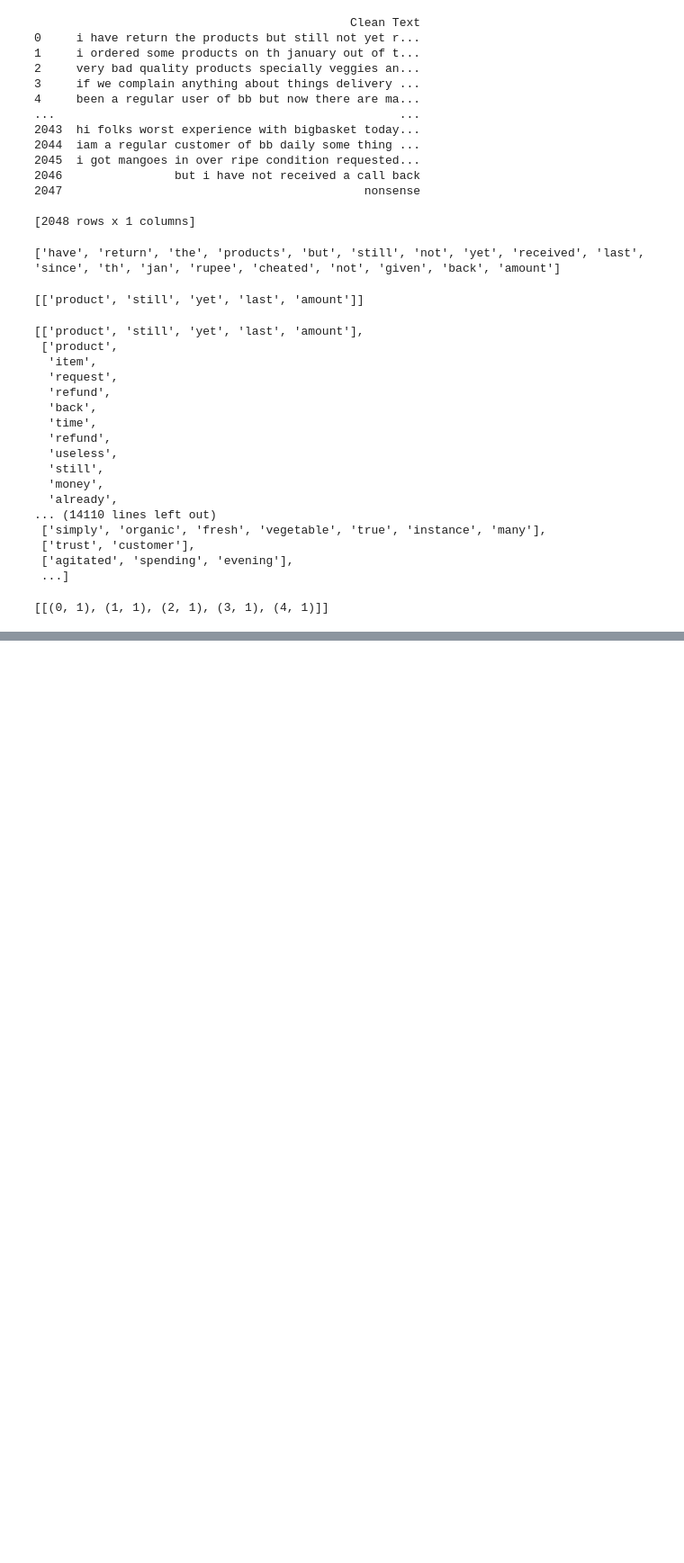
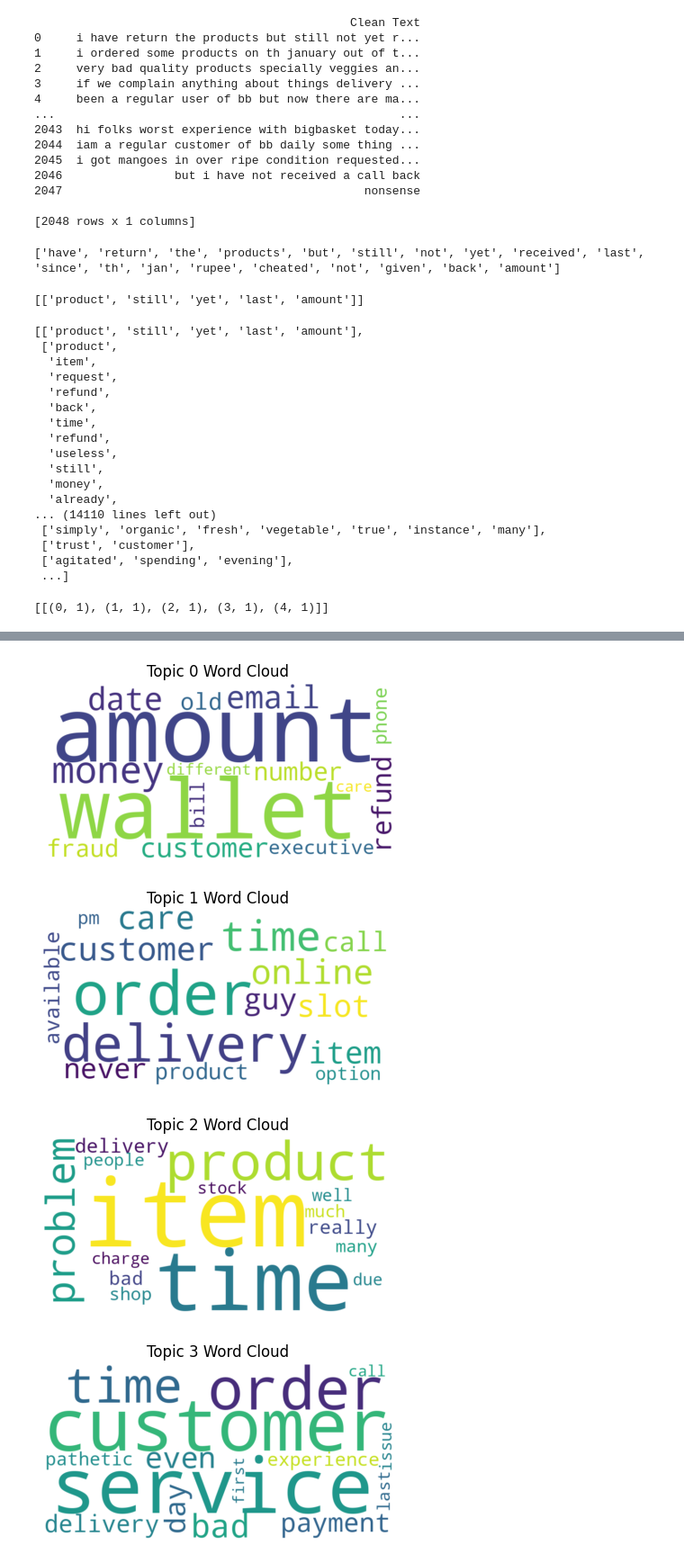
Before and after one commit to fpm17006/Debasmita-Dey, a Jupyter notebook: Quick_Commerce.ipynb, the cells around one changed output, grey strips where cells are left out. Shown at 90% size. Drawn from its saved outputs; the diff is of its cells as text; code cells hidden in the pictures; blank space fills up the shorter version.

```diff
--- a/Quick_Commerce.ipynb
+++ b/Quick_Commerce.ipynb
@@ -258,0 +292,3 @@ sent_topics_sorteddf_mallet.to_csv("Negative 13_25_April_24.csv")
+# %%
+topics = lda_model.show_topics(num_topics=13, num_words=15, formatted=False)
+topics
@@ -258,0 +313,28 @@ sent_topics_sorteddf_mallet.to_csv("Negative 13_25_April_24.csv")
+# %%
+# Create a dictionary from the list of tuples
+topics_dict = {topic: words_probs for topic, words_probs in topics}
+
+
+from wordcloud import WordCloud
+import matplotlib.pyplot as plt
+
+# Create a function to generate word clouds
+def generate_wordcloud(topic_words_probs, topic_number):
+    wordcloud_dict = {word: prob for word, prob in topic_words_probs}
+    wordcloud = WordCloud(width=800, height=400, background_color='white').generate_from_frequencies(wordcloud_dict)
+
+    plt.figure(figsize=(5, 5))
+    plt.imshow(wordcloud, interpolation='bilinear')
+    plt.title(f"Topic {topic_number} Word Cloud")
+    plt.axis('off')
+    plt.savefig(f"/content/images/topic_{topic_number}_wordcloud.png", bbox_inches='tight')  # Save the image
+    plt.show()
+
+# Iterate over each topic and generate a word cloud
+for topic, words_probs in topics_dict.items():
+    generate_wordcloud(words_probs, topic)
+# %% [output]
+[figure, added]
+[figure, added]
+[figure, added]
+[figure, added]
```
Also changed, not shown: parts of 8 cells of this notebook.
